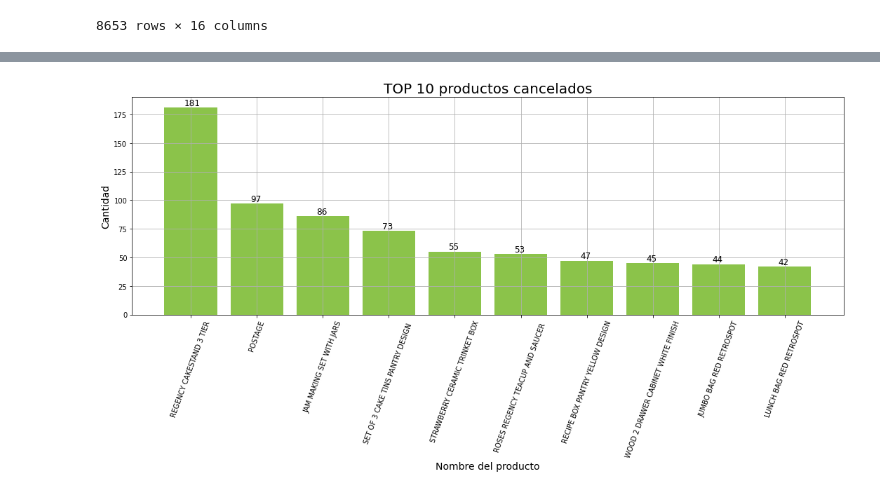
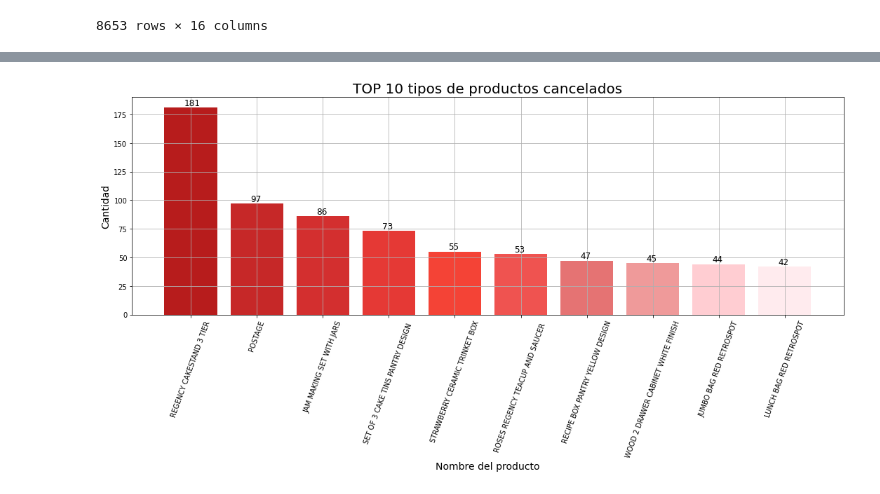
Before and after one commit to cirssax/VisualizacionDatos, a Jupyter notebook: notebooks/P2_EDA.ipynb, the cells around one changed output, grey strips where cells are left out. Drawn from its saved outputs; the diff is of its cells as text; code cells hidden in the pictures.

```diff
--- a/notebooks/P2_EDA.ipynb
+++ b/notebooks/P2_EDA.ipynb
@@ -97,7 +97,7 @@ Número de factura. Es un valor numérico de 6 dígitos asignado de forma exclus
 # %%
 data = {
     "Estado": ["Cancelaciones", "No cancelaciones"],
-    "Cantidad": [df[(df.InvoiceNo.str.contains("C") == True) & ~((df_cancelados.StockCode == "D") | (df_cancelados.StockCode == "M"))].shape[0],
+    "Cantidad": [df[(df.InvoiceNo.str.contains("C") == True) & ~((df.StockCode == "D") | (df.StockCode == "M"))].shape[0],
                  df[~(df.InvoiceNo.str.contains("C") == True)].shape[0]]
 }
 
@@ -120,5 +120,6 @@ plt.show()
 # %%
-df_cancelados = df[(df.InvoiceNo.str.contains("C") == True) & ~((df_cancelados.StockCode == "D") | (df_cancelados.StockCode == "M"))]
+# Se sacan los descuentos y "manuales"
+df_cancelados = df[(df.InvoiceNo.str.contains("C") == True) & ~((df.StockCode == "D") | (df.StockCode == "M"))]
 df_cancelados
 # %% [output]
 |  | InvoiceNo | InvoiceDate | StockCode | Description | Quantity | UnitPrice | Amount_Spent | CustomerID | ... |
@@ -136,9 +137,15 @@ df_cancelados
 8653 rows × 16 columns
 # %%
 df_productosC = df_cancelados.groupby("Description").agg({
-    "StockCode": "count"
+    "StockCode": "count",
+    "Quantity": "sum",
+    "Amount_Spent": "sum"
 })
-df_productosC = df_productosC.sort_values("StockCode", ascending = False)
-df_productosC_top10 = df_productosC.head(10)
-print("Listado de los 10 productos más cancelados")
-df_productosC_top10
+# Se convierten los campos negativos a positivos
+df_productosC["Quantity"] = df_productosC["Quantity"].apply(lambda x: -x)
+df_productosC["Amount_Spent"] = df_productosC["Amount_Spent"].apply(lambda x: -x)
+
+# Se seleccionan las columnas de interes
+df_productosSC = df_productosC[["StockCode"]].sort_values("StockCode", ascending = False).head(10)
+df_productosQ = df_productosC[["Quantity"]].sort_values("Quantity", ascending = False).head(10)
+df_productosAS = df_productosC[["Amount_Spent"]].sort_values("Amount_Spent", ascending = False).head(10)
@@ -159,15 +152,16 @@ Listado de los 10 productos más cancelados
 # %%
+color_palet = ["#B71C1C", "#C62828", "#D32F2F", "#E53935", "#F44336", "#EF5350", "#E57373", "#EF9A9A", "#FFCDD2", "#FFEBEE"]
 plt.figure(figsize=(15,8))
 plt.grid()
-plt.bar(df_productosC_top10.index, df_productosC_top10["StockCode"], color = "#8BC34A")
+plt.bar(df_productosSC.index, df_productosSC["StockCode"], color = color_palet)
 plt.xticks(rotation = 70)
 plt.xlabel("Nombre del producto", fontsize = 14)
 plt.ylabel("Cantidad", fontsize = 14)
-plt.title("TOP 10 productos cancelados", fontsize = 20)
+plt.title("TOP 10 tipos de productos cancelados", fontsize = 20)
 # Se muestra la cantidad por cada barra
-for index,data in enumerate(df_productosC_top10["StockCode"]):
+for index,data in enumerate(df_productosSC["StockCode"]):
     plt.text(x = index-0.098, y = data + 2, s = f"{data}", fontdict=dict(fontsize = 12))
 plt.tight_layout()
 plt.show()
 # %% [output]
-[figure, old version]
+[figure, new version]
```
Also changed, not shown: parts of 6 cells of this notebook.
